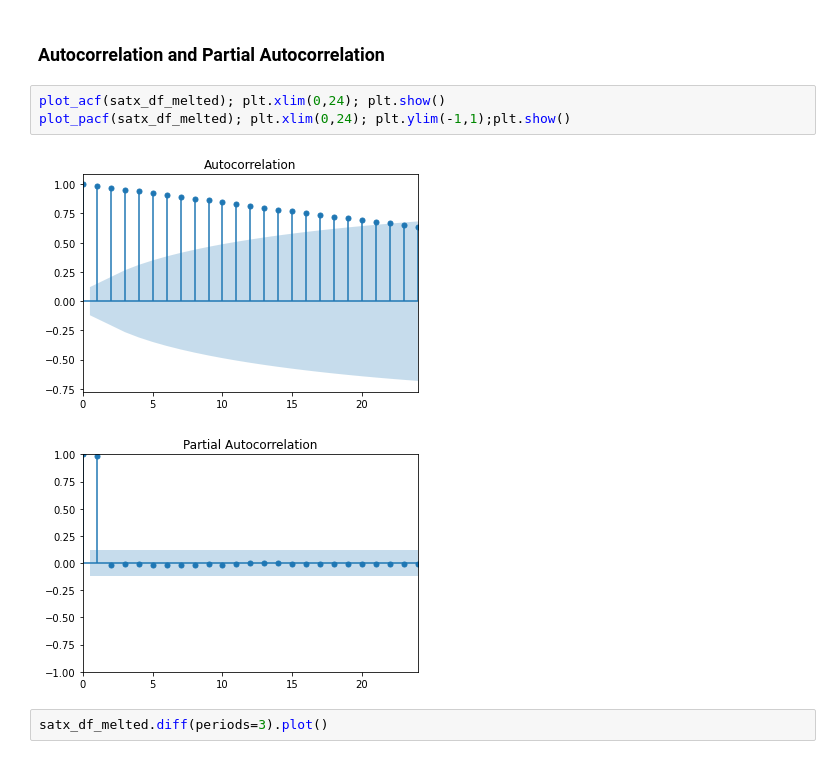
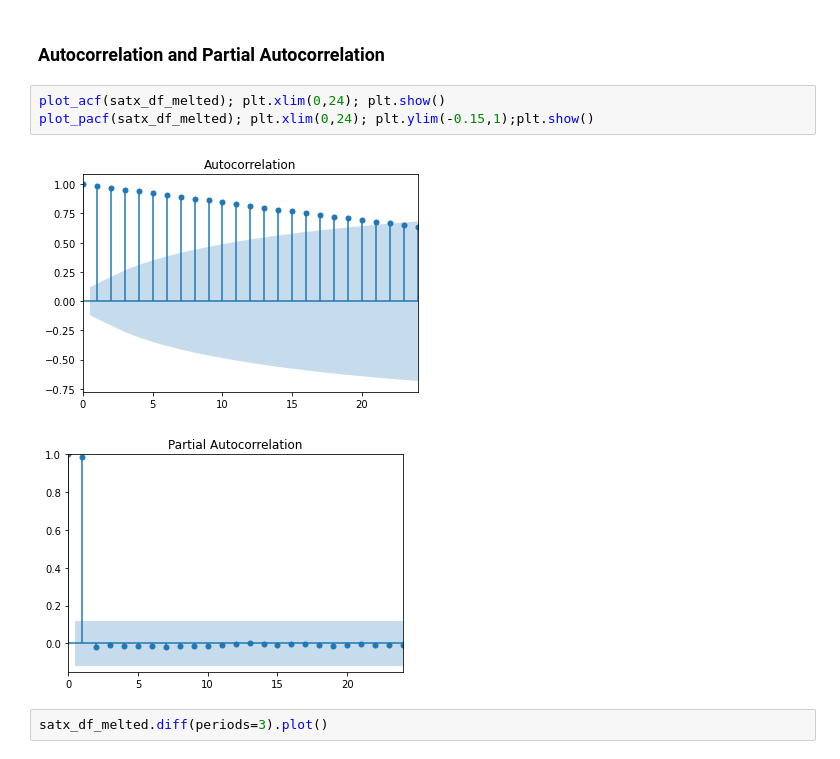
Before and after one commit to meljoy1099/housing-price-forecast-time-series-modeling, a Jupyter notebook: notebook.ipynb, the cells around one changed output. Cells and saved outputs as stored; diff of their text form.

```diff
--- a/notebook.ipynb
+++ b/notebook.ipynb
@@ -421,10 +418,10 @@ dtype: float64
 ### Autocorrelation and Partial Autocorrelation
 # %%
 plot_acf(satx_df_melted); plt.xlim(0,24); plt.show()
-plot_pacf(satx_df_melted); plt.xlim(0,24); plt.ylim(-1,1);plt.show()
+plot_pacf(satx_df_melted); plt.xlim(0,24); plt.ylim(-0.15,1);plt.show()
 # %% [output]
 [figure]
-[figure, old version]
+[figure, new version]
 # %%
 satx_df_melted.diff(periods=3).plot()
 # %% [output]
```
Also changed, not shown: parts of 8 cells of this notebook.
